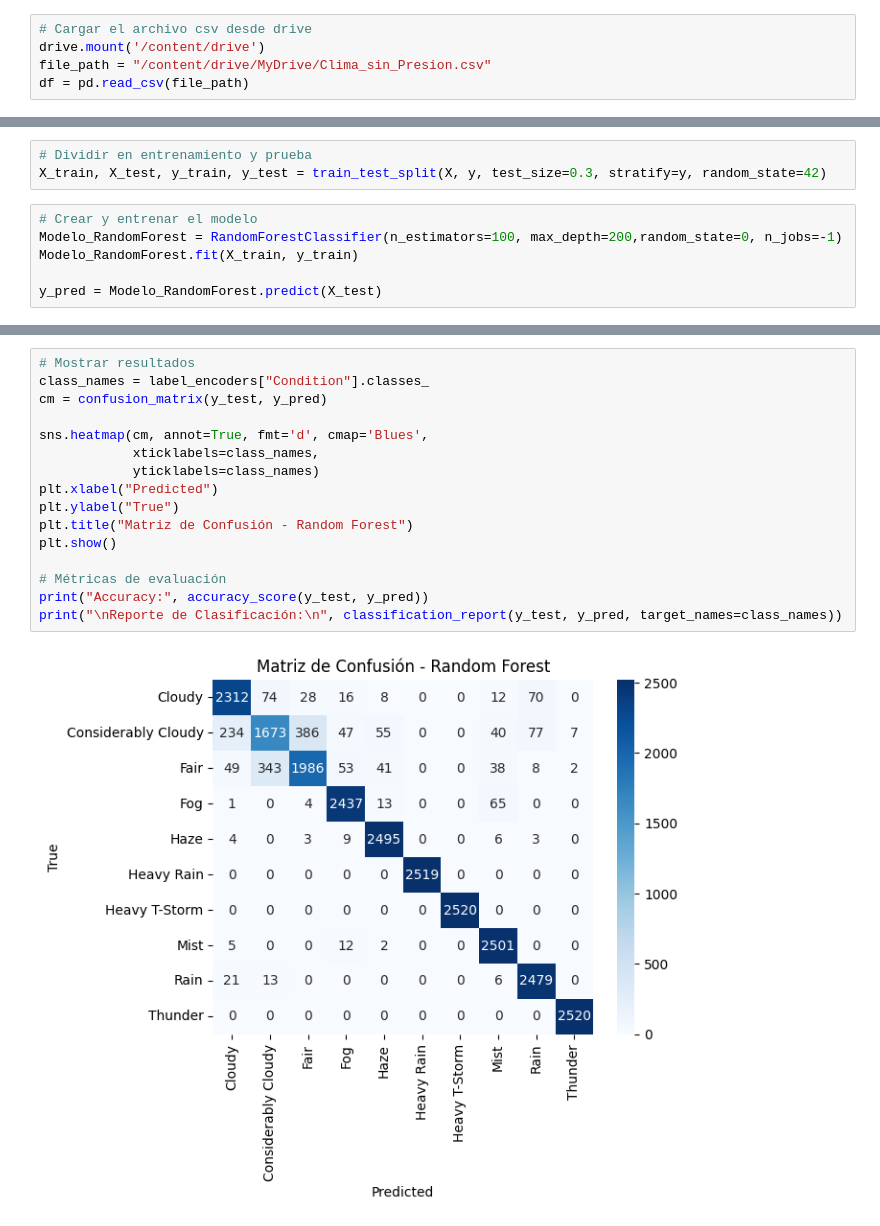
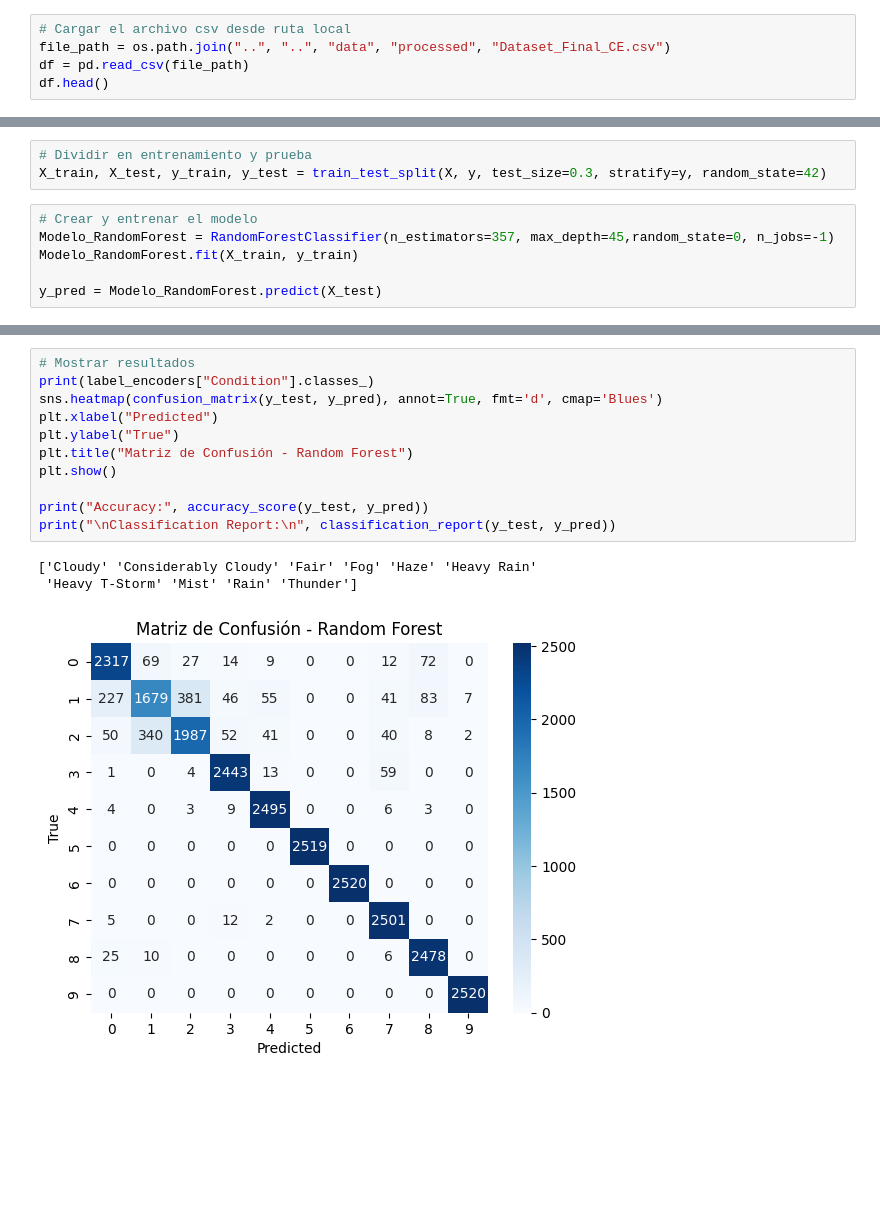
Before and after one commit to FosterTooth1/TT, a Jupyter notebook: TT1/notebooks/modelos_predictivos/TT_prueba_Random_Forest.ipynb, the cells around one changed output, grey strips where cells are left out. Drawn from its saved outputs; the diff is of its cells as text; blank space fills up the shorter version.

```diff
--- a/TT1/notebooks/modelos_predictivos/TT_prueba_Random_Forest.ipynb
+++ b/TT1/notebooks/modelos_predictivos/TT_prueba_Random_Forest.ipynb
@@ -11,8 +26,8 @@ import seaborn as sns
 # %%
-# Cargar el archivo csv desde drive
-drive.mount('/content/drive')
-file_path = "/content/drive/MyDrive/Clima_sin_Presion.csv"
+# Cargar el archivo csv desde ruta local
+file_path = os.path.join("..", "..", "data", "processed", "Dataset_Final_CE.csv")
 df = pd.read_csv(file_path)
+df.head()
 # %% [output]
 Mounted at /content/drive
 # %%
@@ -35,7 +50,7 @@ print(label_encoders["Condition"].classes_)
 X_train, X_test, y_train, y_test = train_test_split(X, y, test_size=0.3, stratify=y, random_state=42)
 # %%
 # Crear y entrenar el modelo
-Modelo_RandomForest = RandomForestClassifier(n_estimators=100, max_depth=200,random_state=0, n_jobs=-1)
+Modelo_RandomForest = RandomForestClassifier(n_estimators=357, max_depth=45,random_state=0, n_jobs=-1)
 Modelo_RandomForest.fit(X_train, y_train)
 
 y_pred = Modelo_RandomForest.predict(X_test)
@@ -42,18 +72,15 @@ y_pred = Modelo_RandomForest.predict(X_test)
 # %%
 # Mostrar resultados
-class_names = label_encoders["Condition"].classes_
-cm = confusion_matrix(y_test, y_pred)
-
-sns.heatmap(cm, annot=True, fmt='d', cmap='Blues',
-            xticklabels=class_names,
-            yticklabels=class_names)
+print(label_encoders["Condition"].classes_)
+sns.heatmap(confusion_matrix(y_test, y_pred), annot=True, fmt='d', cmap='Blues')
 plt.xlabel("Predicted")
 plt.ylabel("True")
 plt.title("Matriz de Confusión - Random Forest")
 plt.show()
 
-# Métricas de evaluación
 print("Accuracy:", accuracy_score(y_test, y_pred))
-print("\nReporte de Clasificación:\n", classification_report(y_test, y_pred, target_names=class_names))
+print("\nClassification Report:\n", classification_report(y_test, y_pred))
 # %% [output]
+['Cloudy' 'Considerably Cloudy' 'Fair' 'Fog' 'Haze' 'Heavy Rain'
+ 'Heavy T-Storm' 'Mist' 'Rain' 'Thunder']
-[figure, old version]
+[figure, new version]
```
Also changed, not shown: parts of 7 cells of this notebook, 5 other files.
